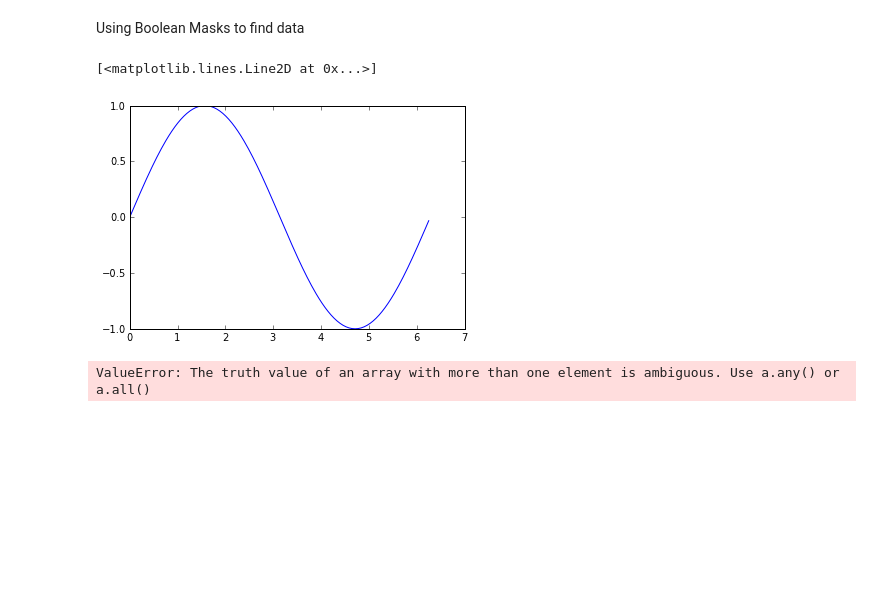
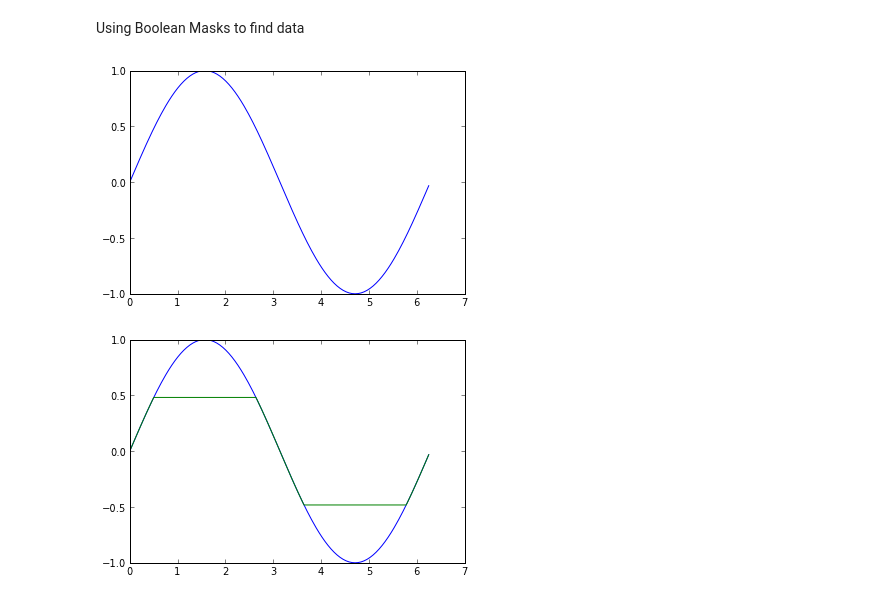
Before and after one commit to dbenton93/PHYS202-S13, a Jupyter notebook: Week4/Thurs4-25notes.ipynb, the cells around one changed output. Drawn from its saved outputs; the diff is of its cells as text; code cells hidden in the pictures; blank space fills up the shorter version.

```diff
--- a/Week4/Thurs4-25notes.ipynb
+++ b/Week4/Thurs4-25notes.ipynb
@@ -19,11 +19,13 @@ Using Boolean Masks to find data
 # %%
 theta = arange(0.,2*pi,pi/100)
 plot(theta,sin(theta))
+show()
 # %% [output]
-[<matplotlib.lines.Line2D at 0x...>]
 [figure]
 # %%
-mask = (sin(theta)>0) and (sin(theta)<.5)
-plot(theta,sin(theta))
+mask = (sin(theta)>-0.5) & (sin(theta)<0.5)
+#print mask
+plot(theta,sin(theta),theta[mask],sin(theta[mask]))
+show()
 # %% [output]
-ValueError: The truth value of an array with more than one element is ambiguous. Use a.any() or a.all()
+[figure, added]
```
Also changed, not shown: parts of 7 cells of this notebook, 1 other file.
